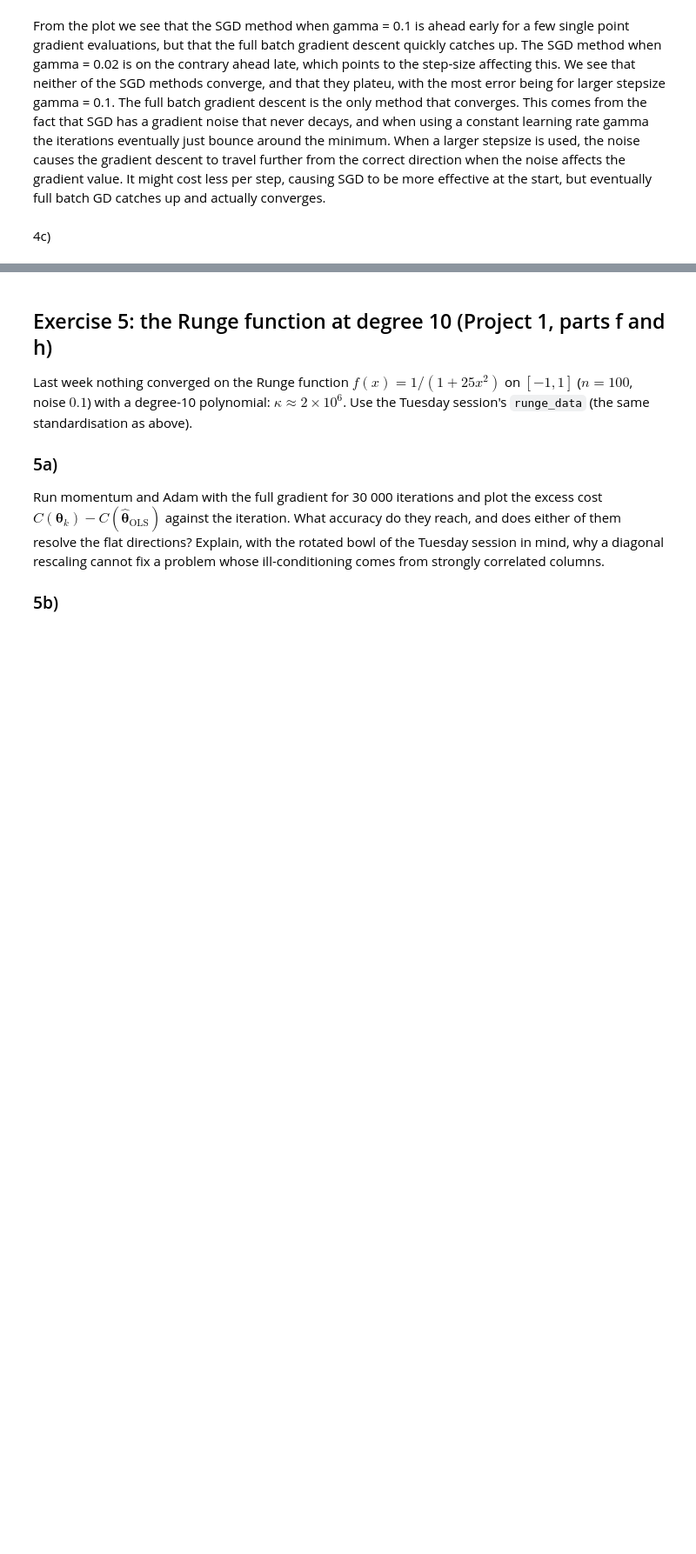
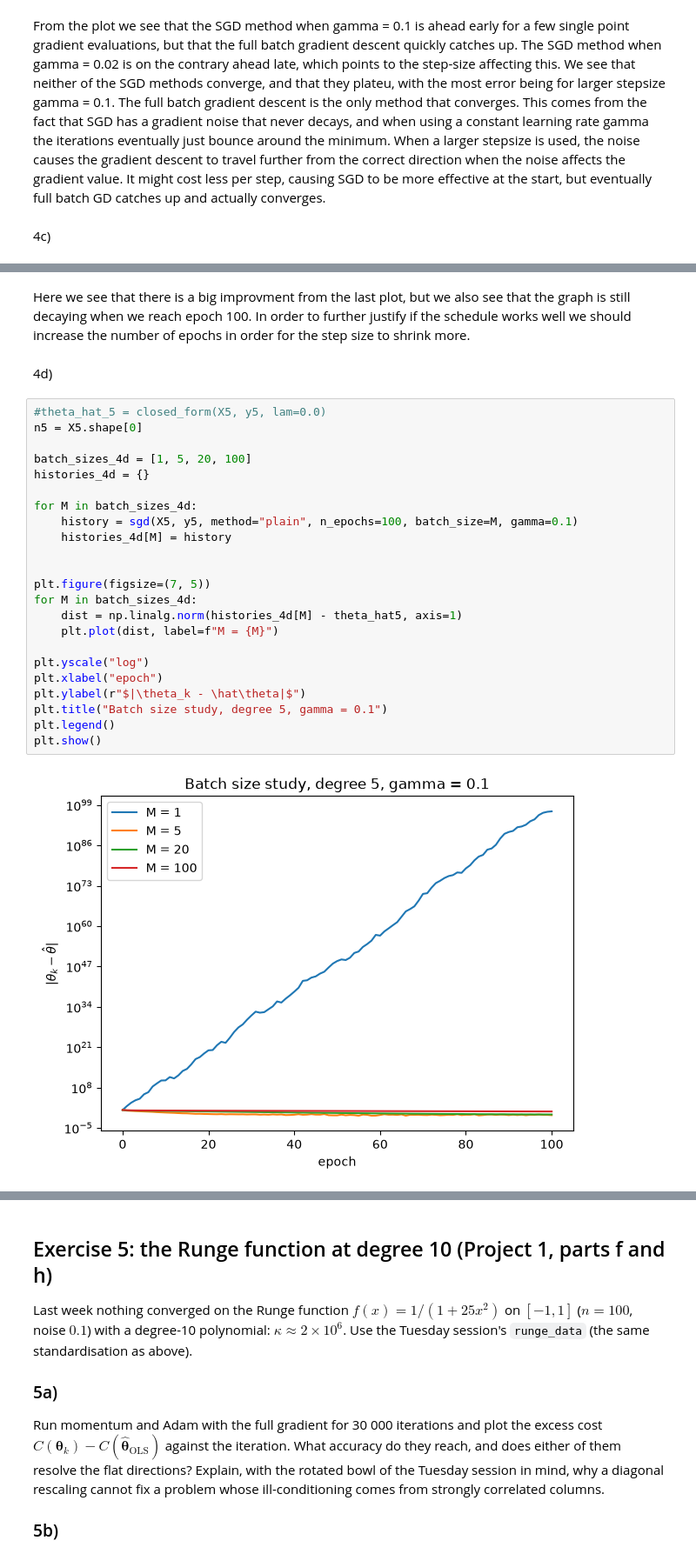
Before and after one commit to viktokr/FYS_STK4155-ukesoppgaver, a Jupyter notebook: exercisesweek38.ipynb, the cells around one changed output, grey strips where cells are left out. Shown at 87% size. Saved outputs shown, nothing was run; the diff lists cells and outputs as text; blank space fills up the shorter version.

```diff
--- a/exercisesweek38.ipynb
+++ b/exercisesweek38.ipynb
@@ -625,0 +699,29 @@ plt.show()
+# %% [markdown]
+Here we see that there is a big improvment from the last plot, but we also see that the graph is still decaying when we reach epoch 100. In order to further justify if the schedule works well we should increase the number of epochs in order for the step size to shrink more.
+# %% [markdown]
+4d)
+# %%
+#theta_hat_5 = closed_form(X5, y5, lam=0.0)
+n5 = X5.shape[0]
+
+batch_sizes_4d = [1, 5, 20, 100]
+histories_4d = {}
+
+for M in batch_sizes_4d:
+    history = sgd(X5, y5, method="plain", n_epochs=100, batch_size=M, gamma=0.1)
+    histories_4d[M] = history
+
+
+plt.figure(figsize=(7, 5))
+for M in batch_sizes_4d:
+    dist = np.linalg.norm(histories_4d[M] - theta_hat5, axis=1)
+    plt.plot(dist, label=f"M = {M}")
+
+plt.yscale("log")
+plt.xlabel("epoch")
+plt.ylabel(r"$|\theta_k - \hat\theta|$")
+plt.title("Batch size study, degree 5, gamma = 0.1")
+plt.legend()
+plt.show()
+# %% [output]
+[figure, added]
```
Also changed, not shown: parts of 13 cells of this notebook.
